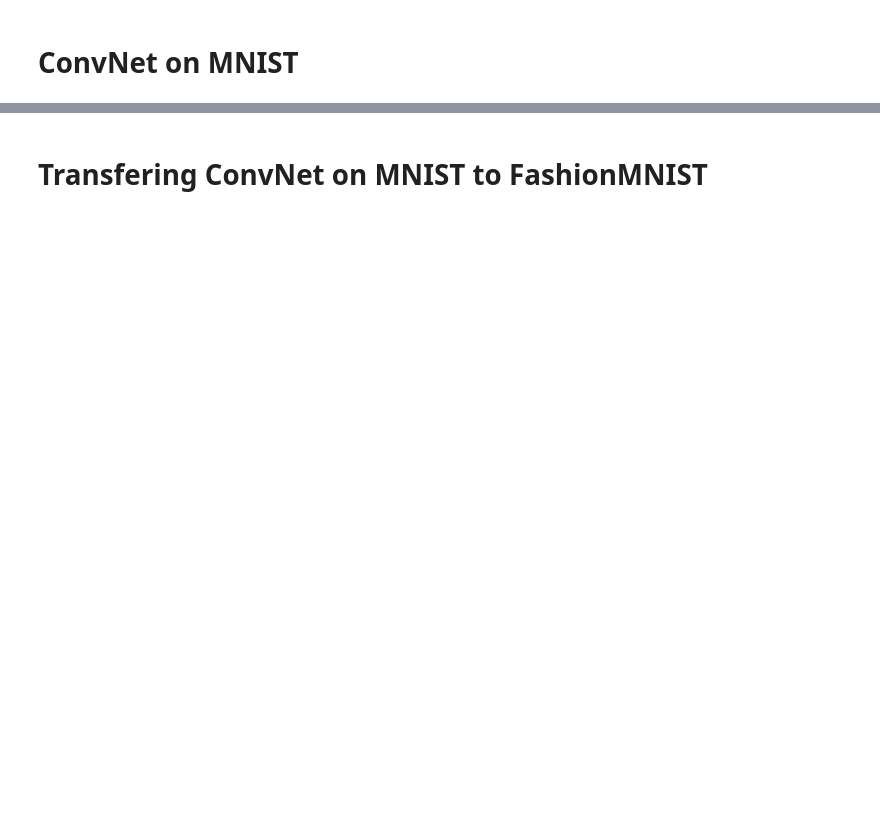
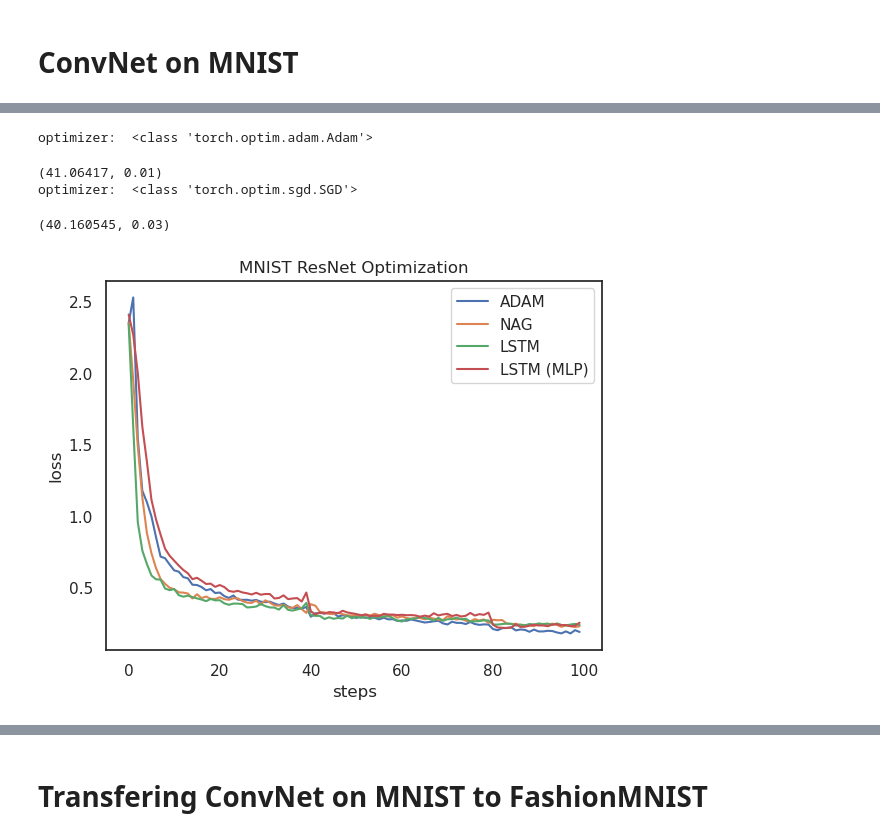
Before and after one commit to dadur604/learning-to-optimize, a Jupyter notebook: 260C_Final_Project_L2O.ipynb, the cells around one changed output, grey strips where cells are left out. Cells and saved outputs as stored; diff of their text form; code cells hidden in the pictures; blank space fills up the shorter version.

```diff
--- a/260C_Final_Project_L2O.ipynb
+++ b/260C_Final_Project_L2O.ipynb
@@ -554,18 +582,40 @@ print(loss)
+# %%
+NORMAL_OPTS = [(torch.optim.Adam, {}), (torch.optim.SGD, {'nesterov': True, 'momentum': 0.9})]
+for i, (opt, extra_kwargs) in enumerate(NORMAL_OPTS):
+    np.random.seed(0)
+    print("optimizer: ", opt)
+    print(find_best_lr_normal(MNISTTarget, MNISTResNet, opt, n_tests=20, **extra_kwargs))
+# %% [output]
+optimizer:  <class 'torch.optim.adam.Adam'>
+(41.06417, 0.01)
+optimizer:  <class 'torch.optim.sgd.SGD'>
+(40.160545, 0.03)
 # %%
-NORMAL_OPTS = [(torch.optim.Adam, {})]
-OPT_NAMES = ['ADAM']
-QUAD_LRS = [0.02]
-fit_data = np.zeros((100, 100, len(OPT_NAMES) + 1))
+NORMAL_OPTS = [(torch.optim.Adam, {}), (torch.optim.SGD, {'nesterov': True, 'momentum': 0.9})]
+OPT_NAMES = ['ADAM', "NAG"]
+QUAD_LRS = [0.01, 0.03]
+fit_data = np.zeros((100, 100, len(OPT_NAMES) + 2))
 for i, ((opt, extra_kwargs), lr) in enumerate(zip(NORMAL_OPTS, QUAD_LRS)):
     np.random.seed(0)
     fit_data[:, :, i] = np.array(fit_normal(MNISTTarget, MNISTResNet, opt, lr=lr, **extra_kwargs))
 
+# Test learned optimizer on convnet
 opt = Optimizer_PP(preproc=True).to(device)
 opt.load_state_dict(mnist_res_optimizer)
 np.random.seed(0)
 fit_data[:, :, len(OPT_NAMES)] = np.array([do_fit(opt, None, MNISTTarget, MNISTResNet, 1, 100, 100, out_mul=0.1, should_train=False) for _ in range(100)])
+# %%
+# Test (mlp) learned optimizer [transfer mlp -> convnet]
+opt_mlp = Optimizer_PP(preproc=True).to(device)
+opt_mlp.load_state_dict(mnist_optimizer)
+fit_data[:, :, len(OPT_NAMES) + 1] = np.array([do_fit(opt_mlp, None, MNISTTarget, MNISTNet, 1, 100, 100, out_mul=0.1, should_train=False) for _ in range(100)])
 # %%
 fit_data_mean = np.mean(fit_data, axis=0)
-plt.plot(fit_data_mean[:, :], label=OPT_NAMES + ['LSTM'])
+plt.plot(fit_data_mean[:, :], label=OPT_NAMES + ['LSTM', 'LSTM (MLP)'])
+plt.xlabel("steps")
+plt.ylabel("loss")
+plt.title("MNIST ResNet Optimization")
 plt.legend()
 plt.show()
+# %% [output]
+[figure, added]
```
Also changed, not shown: parts of 26 cells of this notebook.
